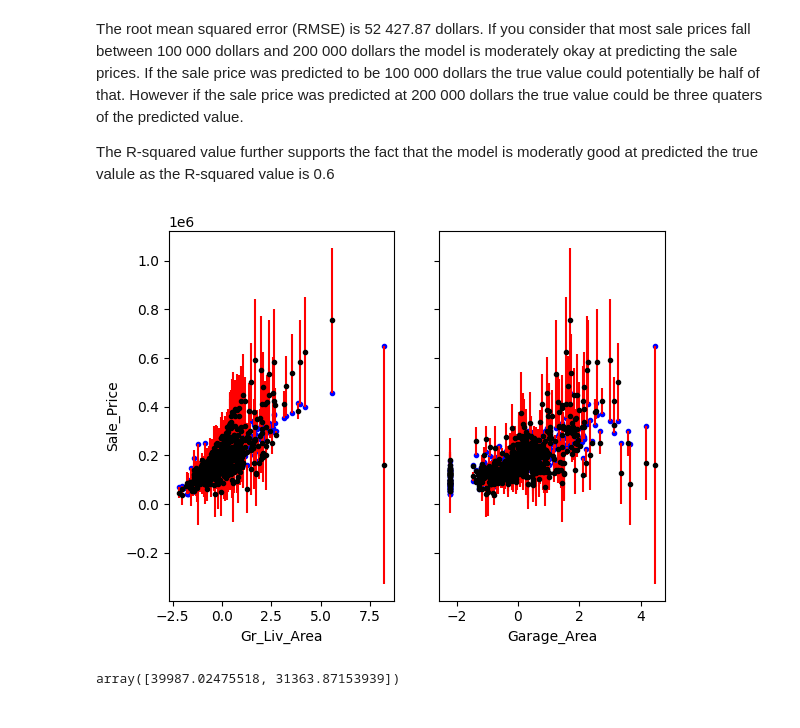
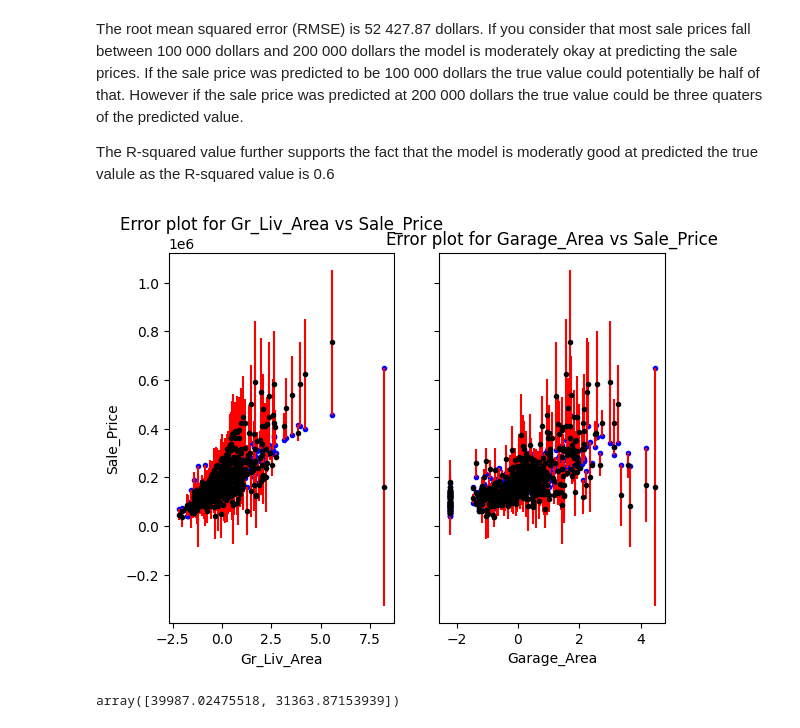
Before and after one commit to bulela00/ames_multiple_linear_regression-repo, a Jupyter notebook: Linear_Regression_Ames.ipynb, the cells around one changed output. Saved outputs shown, nothing was run; the diff lists cells and outputs as text; code cells hidden in the pictures.

Commit message:
Added titles

```diff
--- a/Linear_Regression_Ames.ipynb
+++ b/Linear_Regression_Ames.ipynb
@@ -362,27 +362,30 @@ The R-squared value further supports the fact that the model is moderatly good a
 # %%
 # Generate error plots
 # Get values for error bars
 error_bar_values = np.abs((y_test-y_pred)[:,0])
 Gr_Liv_Area_test = X_test[:,0]
 Garage_Area_test = X_test[:,1]
 
 # Initializing axes
 fig, axs = plt.subplots(1,2, sharey= True)
 axs[0].set_ylabel('Sale_Price')
 
 # Error plot for Gr_Liv_Area column
 axs[0].errorbar(Gr_Liv_Area_test, y_test[:, 0], yerr=error_bar_values, fmt='.k', ecolor='red', label='True value')
 axs[0].scatter(x=Gr_Liv_Area_test,y=y_pred,c='b', marker='.', label='Predicted value')
 axs[0].set_xlabel('Gr_Liv_Area')
+axs[0].set_title('Error plot for Gr_Liv_Area vs Sale_Price')
 
 # Error plot for Garage_Area column
 axs[1].errorbar(Garage_Area_test, y_test[:, 0], yerr=error_bar_values, fmt='.k', ecolor='red', label='True value')
 axs[1].scatter(x=Garage_Area_test,y=y_pred,c='b', marker='.', label='Predicted value')
 axs[1].set_xlabel('Garage_Area')
+axs[1].set_title('Error plot for Garage_Area vs Sale_Price')
+
 
 plt.show()
 # %% [output]
-[figure, old version]
+[figure, new version]
 # %%
 coefficients = lmodel.coef_
 coefficients.flatten()
```
